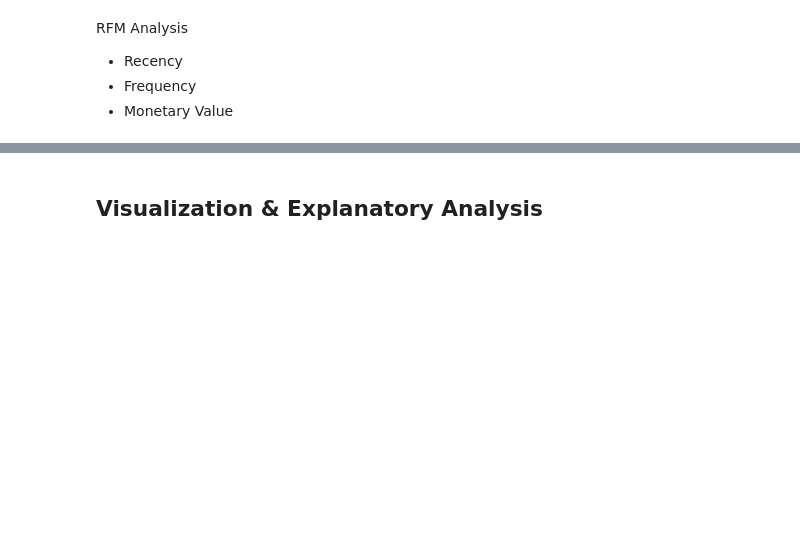
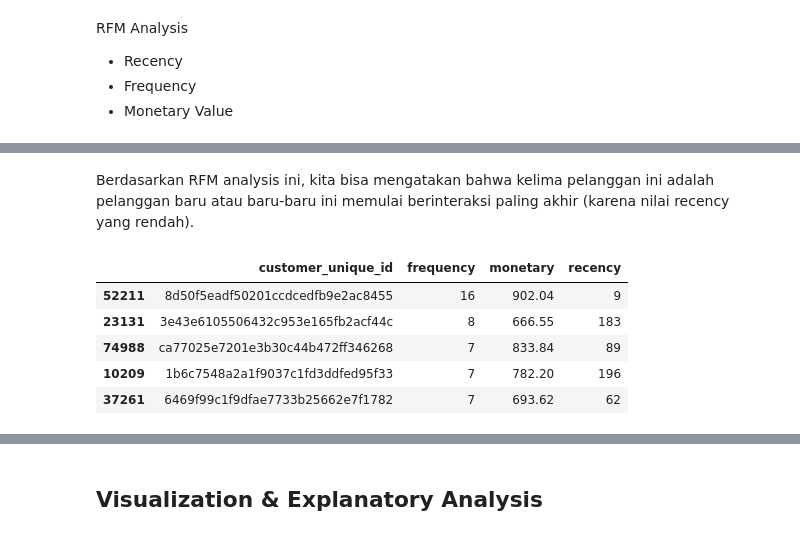
Before and after one commit to gybranam/Proyek-Analisis-Data-Dicoding, a Jupyter notebook: notebook1.ipynb, the cells around one changed output, grey strips where cells are left out. Saved outputs shown, nothing was run; the diff lists cells and outputs as text; code cells hidden in the pictures; blank space fills up the shorter version.

```diff
--- a/notebook1.ipynb
+++ b/notebook1.ipynb
@@ -891,0 +901,11 @@ rfm_df.sample(5)
+# %% [markdown]
+Berdasarkan RFM analysis ini, kita bisa mengatakan bahwa kelima pelanggan ini adalah pelanggan baru atau baru-baru ini memulai berinteraksi paling akhir (karena nilai recency yang rendah).
+# %%
+rfm_df.sort_values("frequency", ascending=False).head()
+# %% [output]
+|  | customer_unique_id | frequency | monetary | recency |
+| 52211 | 8d50f5eadf50201ccdcedfb9e2ac8455 | 16 | 902.04 | 9 |
+| 23131 | 3e43e6105506432c953e165fb2acf44c | 8 | 666.55 | 183 |
+| 74988 | ca77025e7201e3b30c44b472ff346268 | 7 | 833.84 | 89 |
+| 10209 | 1b6c7548a2a1f9037c1fd3ddfed95f33 | 7 | 782.20 | 196 |
+| 37261 | 6469f99c1f9dfae7733b25662e7f1782 | 7 | 693.62 | 62 |
```
Also changed, not shown: parts of 22 cells of this notebook, 10 other files.
